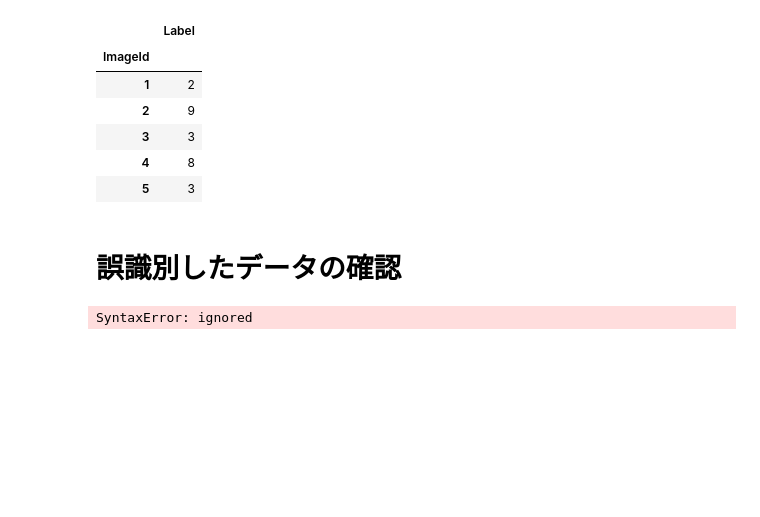
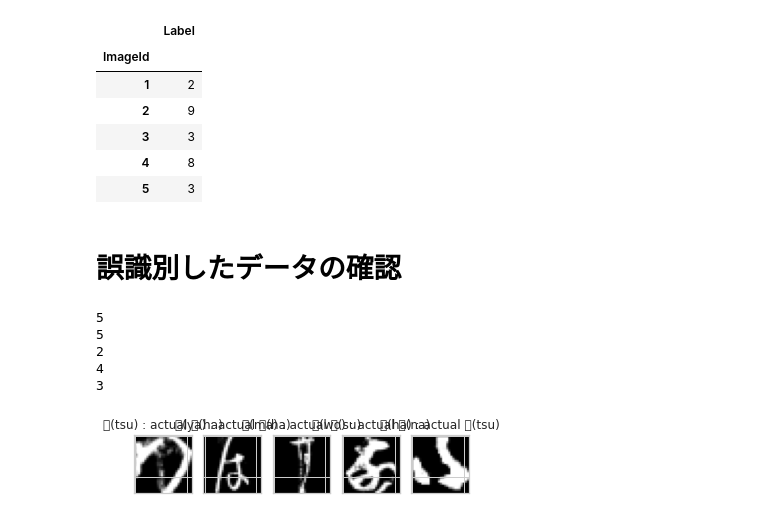
Before and after one commit to IshimotoTakara/CrushedCharactersIdentification, a Jupyter notebook: code.ipynb, the cells around one changed output. Saved outputs shown, nothing was run; the diff lists cells and outputs as text; code cells hidden in the pictures; blank space fills up the shorter version.

```diff
--- a/code.ipynb
+++ b/code.ipynb
@@ -282,0 +266,27 @@ _________________________________________________________________
+# %%
+# バッチサイズ：1度に学習するデータサイズ
+batch_size = 128
+# エポック数：学習回数
+epochs = 20
+
+# 学習プロセスの設定する
+loss = keras.losses.categorical_crossentropy
+optimizer = keras.optimizers.Adam(lr=0.001, beta_1=0.9, beta_2=0.999)
+model.compile(loss=loss, optimizer=optimizer, metrics=['accuracy'])
+
+# modelを学習する
+model.fit(train_imgs, train_lbls,
+    batch_size=batch_size,
+    epochs=epochs,
+    verbose=1,
+    validation_data=(validation_imgs, validation_lbls))
+
+
+
+# modelを評価する
+train_score = model.evaluate(train_imgs, train_lbls)
+validation_score = model.evaluate(validation_imgs, validation_lbls)
+print('Train loss :', train_score[0])
+print('Train accuracy :', train_score[1])
+print('validation loss :', validation_score[0])
+print('validation accuracy :', validation_score[1])
@@ -386,7 +415,12 @@ class MisclassifiedDataPlotter(object):
 # %%
 prediction = model.predict(validation_imgs) # このmodelは上で作成したkerasのCNNです．
 
 mis_plotter = MisclassifiedDataPlotter()
-mis_plotter.plot(validation_imgs, validation_lbls, prediction, plot_num=５)
+mis_plotter.plot(validation_imgs, validation_lbls, prediction, plot_num=5)
 # %% [output]
-SyntaxError: ignored
+5
+5
+2
+4
+3
+[figure, added]
```
Also changed, not shown: parts of 11 cells of this notebook.
